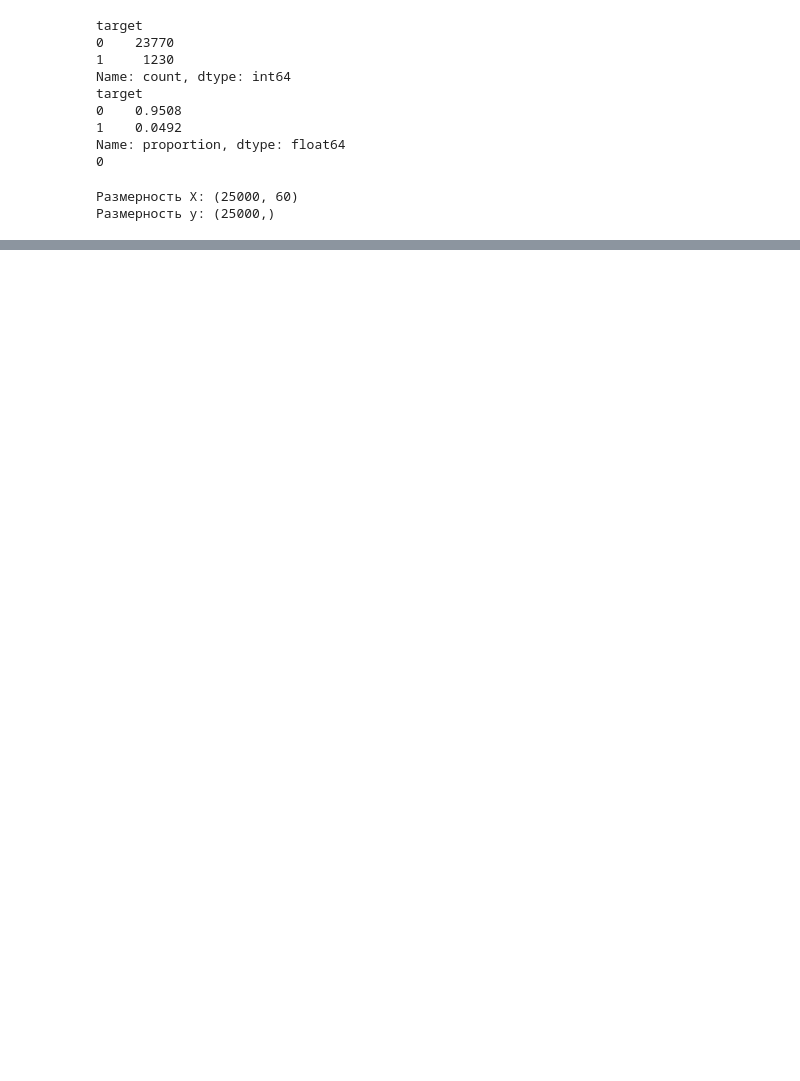
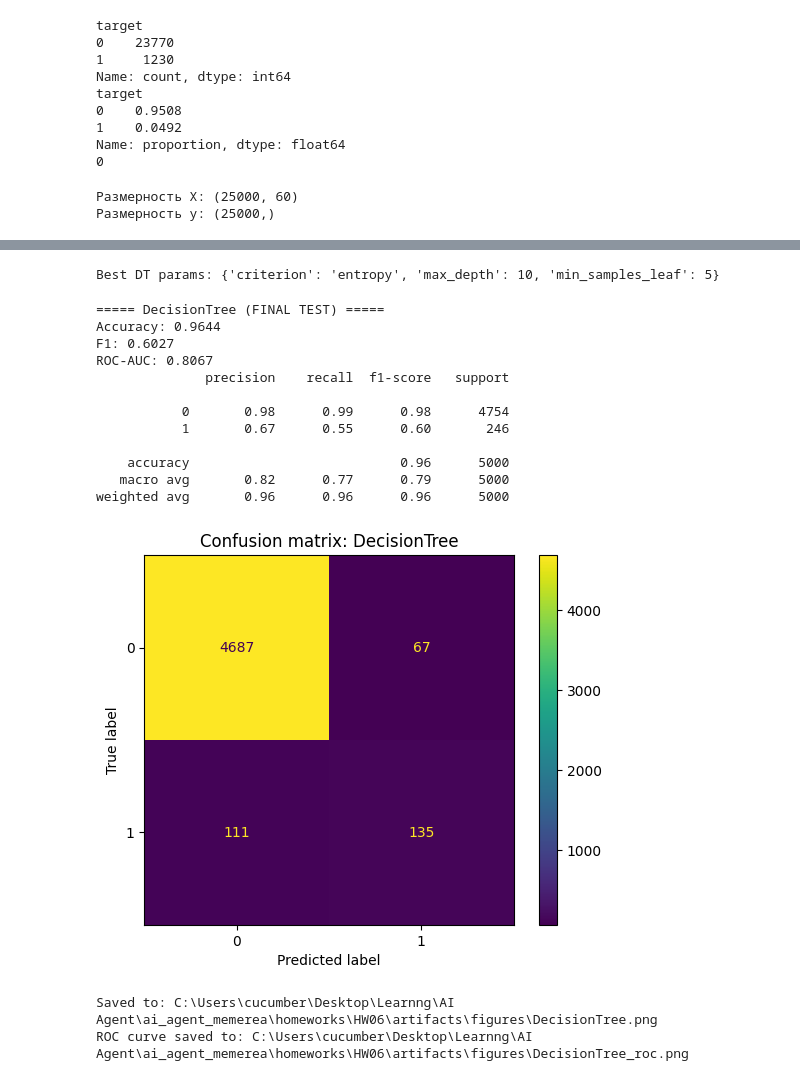
Before and after one commit to n1n33/ai_agent_memerea, a Jupyter notebook: homeworks/HW06/HW06.ipynb, the cells around one changed output, grey strips where cells are left out. Cells and saved outputs as stored; diff of their text form; code cells hidden in the pictures; blank space fills up the shorter version.

```diff
--- a/homeworks/HW06/HW06.ipynb
+++ b/homeworks/HW06/HW06.ipynb
@@ -71,0 +94,16 @@ print(f"Размерность y: {y.shape}")
+# %%
+X_train, X_test, y_train, y_test = train_test_split(X, y, test_size=0.2,
+                                                    random_state=42, # фиксированный сид делает разбиение воспроизводимым, без этого не получится корректное сравнение моделей и повтор экспериментов
+                                                    stratify=y # сохранение баланса классов
+                                                    )
+# %%
+from sklearn.dummy import DummyClassifier
+from sklearn.metrics import classification_report
+
+dummy = DummyClassifier(strategy="most_frequent")
+dummy.fit(X_train, y_train)
+
+y_pred_dummy = dummy.predict(X_test)
+
+print("Dummy baseline (most_frequent):")
+print(classification_report(y_test, y_pred_dummy))
@@ -71,0 +204,45 @@ print(f"Размерность y: {y.shape}")
+# %%
+from sklearn.tree import DecisionTreeClassifier
+
+dt_param_grid = {
+    "max_depth": [3, 5, 7, 10],
+    "min_samples_leaf": [1, 5, 10, 20],
+    "criterion": ["gini", "entropy"]
+}
+
+dt_gs = GridSearchCV(
+    DecisionTreeClassifier(random_state=42),
+    dt_param_grid,
+    cv=5,
+    scoring="f1" if len(np.unique(y_train)) == 2 else "f1_macro",
+    n_jobs=-1
+)
+
+dt_gs.fit(X_train, y_train)
+
+best_dt = dt_gs.best_estimator_
+print("Best DT params:", dt_gs.best_params_)
+# %% [output]
+Best DT params: {'criterion': 'entropy', 'max_depth': 10, 'min_samples_leaf': 5}
+# %%
+results = []
+results.append(
+    final_evaluation("DecisionTree", best_dt, X_test, y_test,
+                     is_binary=(len(np.unique(y_train)) == 2))
+)
+# %% [output]
+===== DecisionTree (FINAL TEST) =====
+Accuracy: 0.9644
+F1: 0.6027
+ROC-AUC: 0.8067
+              precision    recall  f1-score   support
+
+           0       0.98      0.99      0.98      4754
+           1       0.67      0.55      0.60       246
+
+    accuracy                           0.96      5000
+   macro avg       0.82      0.77      0.79      5000
+weighted avg       0.96      0.96      0.96      5000
+[figure, added]
+Saved to: C:\Users\cucumber\Desktop\Learnng\AI Agent\ai_agent_memerea\homeworks\HW06\artifacts\figures\DecisionTree.png
+ROC curve saved to: C:\Users\cucumber\Desktop\Learnng\AI Agent\ai_agent_memerea\homeworks\HW06\artifacts\figures\DecisionTree_roc.png
```
Also changed, not shown: parts of 11 cells of this notebook, 14 other files.
